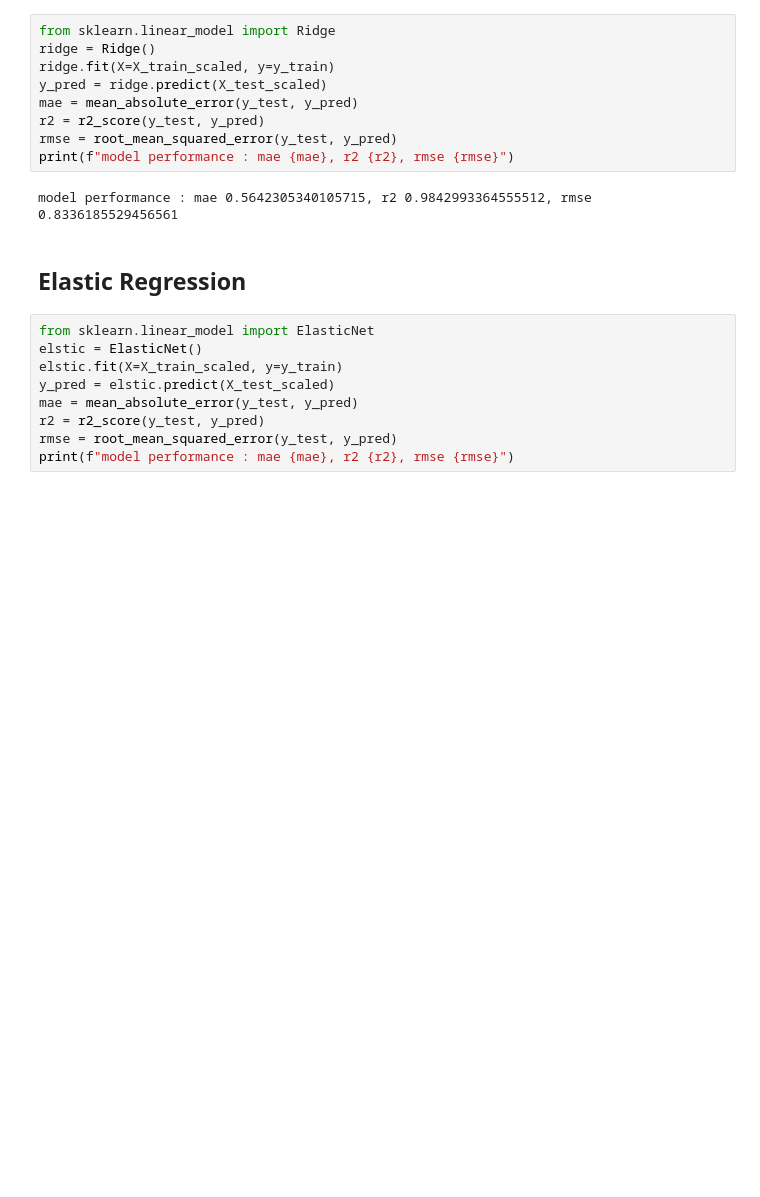
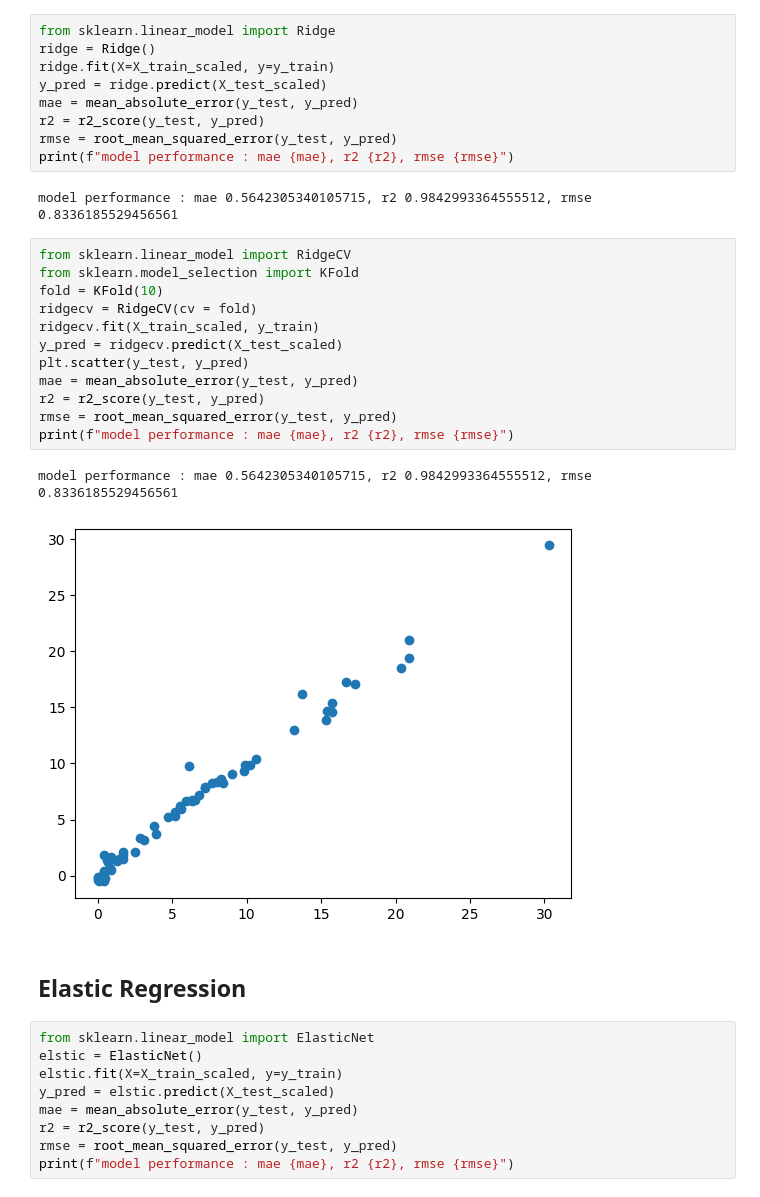
Before and after one commit to sushant5320/Machine_learning, a Jupyter notebook: Ridge Lassso Elastic Regression Practicals/Model_training.ipynb, the cells around one changed output. Saved outputs shown, nothing was run; the diff lists cells and outputs as text; blank space fills up the shorter version.

```diff
--- a/Ridge Lassso Elastic Regression Practicals/Model_training.ipynb
+++ b/Ridge Lassso Elastic Regression Practicals/Model_training.ipynb
@@ -183,6 +200,21 @@ rmse = root_mean_squared_error(y_test, y_pred)
 print(f"model performance : mae {mae}, r2 {r2}, rmse {rmse}")
 # %% [output]
 model performance : mae 0.5642305340105715, r2 0.9842993364555512, rmse 0.8336185529456561
+# %%
+from sklearn.linear_model import RidgeCV
+from sklearn.model_selection import KFold
+fold = KFold(10)
+ridgecv = RidgeCV(cv = fold)
+ridgecv.fit(X_train_scaled, y_train)
+y_pred = ridgecv.predict(X_test_scaled)
+plt.scatter(y_test, y_pred)
+mae = mean_absolute_error(y_test, y_pred)
+r2 = r2_score(y_test, y_pred)
+rmse = root_mean_squared_error(y_test, y_pred)
+print(f"model performance : mae {mae}, r2 {r2}, rmse {rmse}")
+# %% [output]
+model performance : mae 0.5642305340105715, r2 0.9842993364555512, rmse 0.8336185529456561
+[figure, added]
 # %% [markdown]
 ## Elastic Regression
 # %%
```
Also changed, not shown: parts of 3 cells of this notebook.
